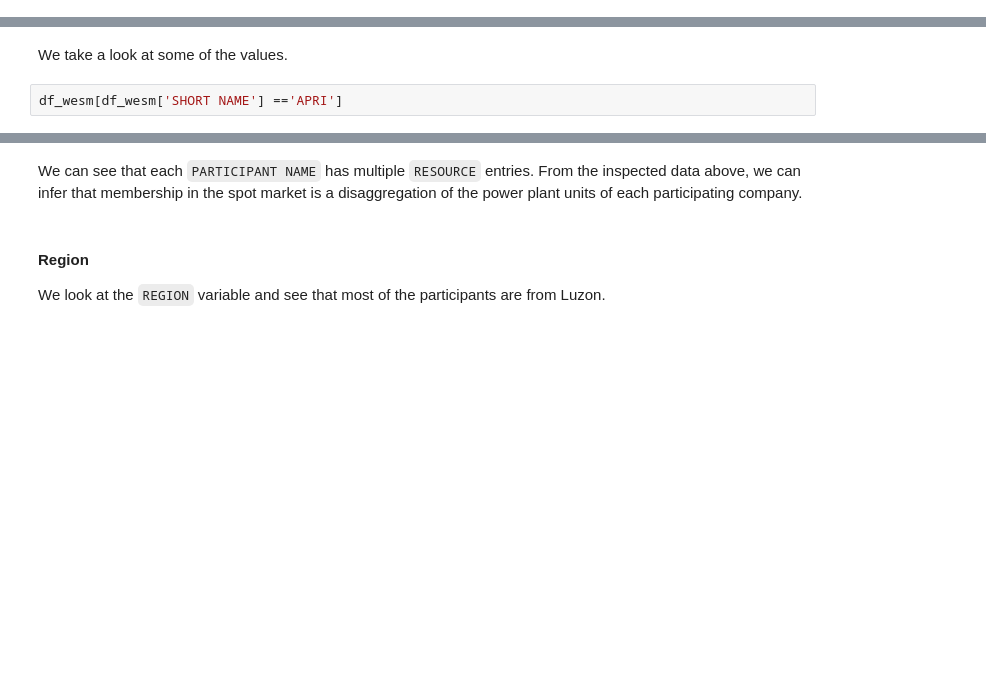
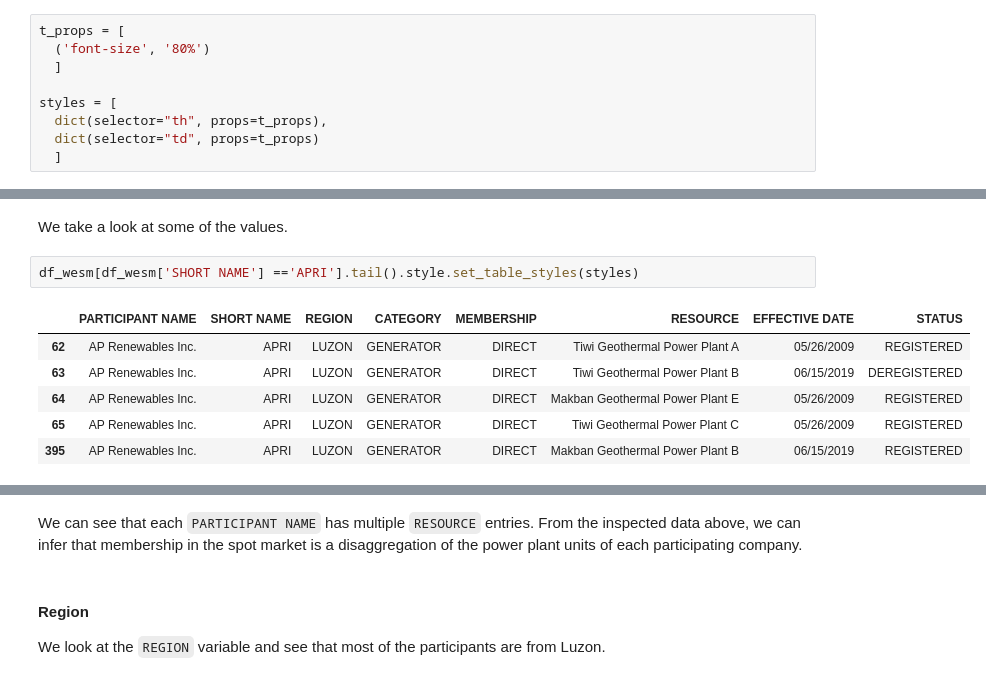
Before and after one commit to emmandecena/jupyterbook, a Jupyter notebook: _sources/docs/energymarket.ipynb, the cells around one changed output, grey strips where cells are left out. Saved outputs shown, nothing was run; the diff lists cells and outputs as text; blank space fills up the shorter version.

```diff
--- a/_sources/docs/energymarket.ipynb
+++ b/_sources/docs/energymarket.ipynb
@@ -13,6 +14,15 @@ The data comes from the published market participants list by IEMOP, the electri
 import pandas as pd
 import numpy as np
 import matplotlib.pyplot as plt
+# %%
+t_props = [
+  ('font-size', '80%')
+  ]
+
+styles = [
+  dict(selector="th", props=t_props),
+  dict(selector="td", props=t_props)
+  ]
 # %%
 def get_data(url):
     html_data = pd.read_html(url)
@@ -52,5 +89,12 @@ df_cross.All[(df_cross.All > 1)].head(n=10)
 # %% [markdown]
 We take a look at some of the values.
 # %%
-df_wesm[df_wesm['SHORT NAME'] =='APRI']
+df_wesm[df_wesm['SHORT NAME'] =='APRI'].tail().style.set_table_styles(styles)
+# %% [output]
+|  | PARTICIPANT NAME | SHORT NAME | REGION | CATEGORY | MEMBERSHIP | RESOURCE | EFFECTIVE DATE | STATUS |
+| 62 | AP Renewables Inc. | APRI | LUZON | GENERATOR | DIRECT | Tiwi Geothermal Power Plant A | 05/26/2009 | REGISTERED |
+| 63 | AP Renewables Inc. | APRI | LUZON | GENERATOR | DIRECT | Tiwi Geothermal Power Plant B | 06/15/2019 | DEREGISTERED |
+| 64 | AP Renewables Inc. | APRI | LUZON | GENERATOR | DIRECT | Makban Geothermal Power Plant E | 05/26/2009 | REGISTERED |
+| 65 | AP Renewables Inc. | APRI | LUZON | GENERATOR | DIRECT | Tiwi Geothermal Power Plant C | 05/26/2009 | REGISTERED |
+| 395 | AP Renewables Inc. | APRI | LUZON | GENERATOR | DIRECT | Makban Geothermal Power Plant B | 06/15/2019 | REGISTERED |
 # %%
```
Also changed, not shown: parts of 25 cells of this notebook, 24 other files.
